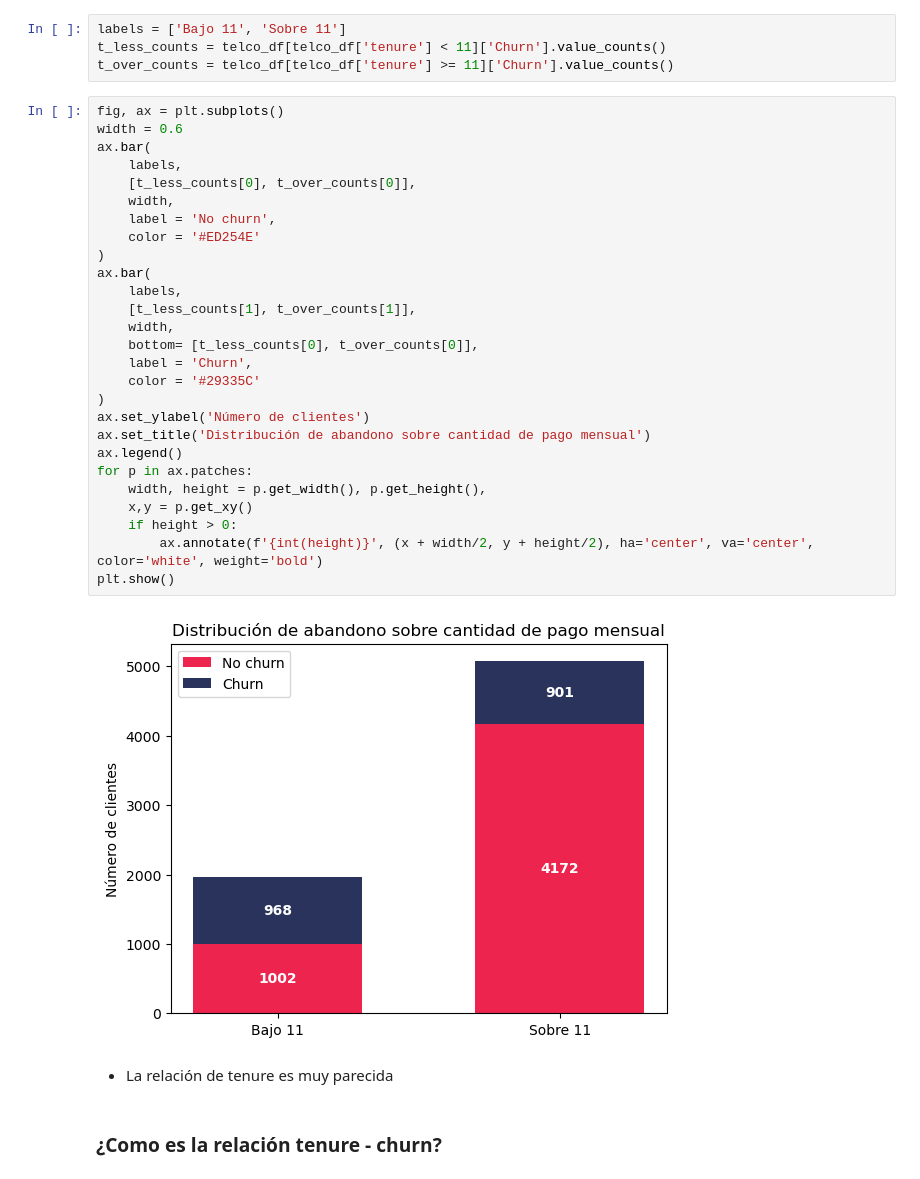
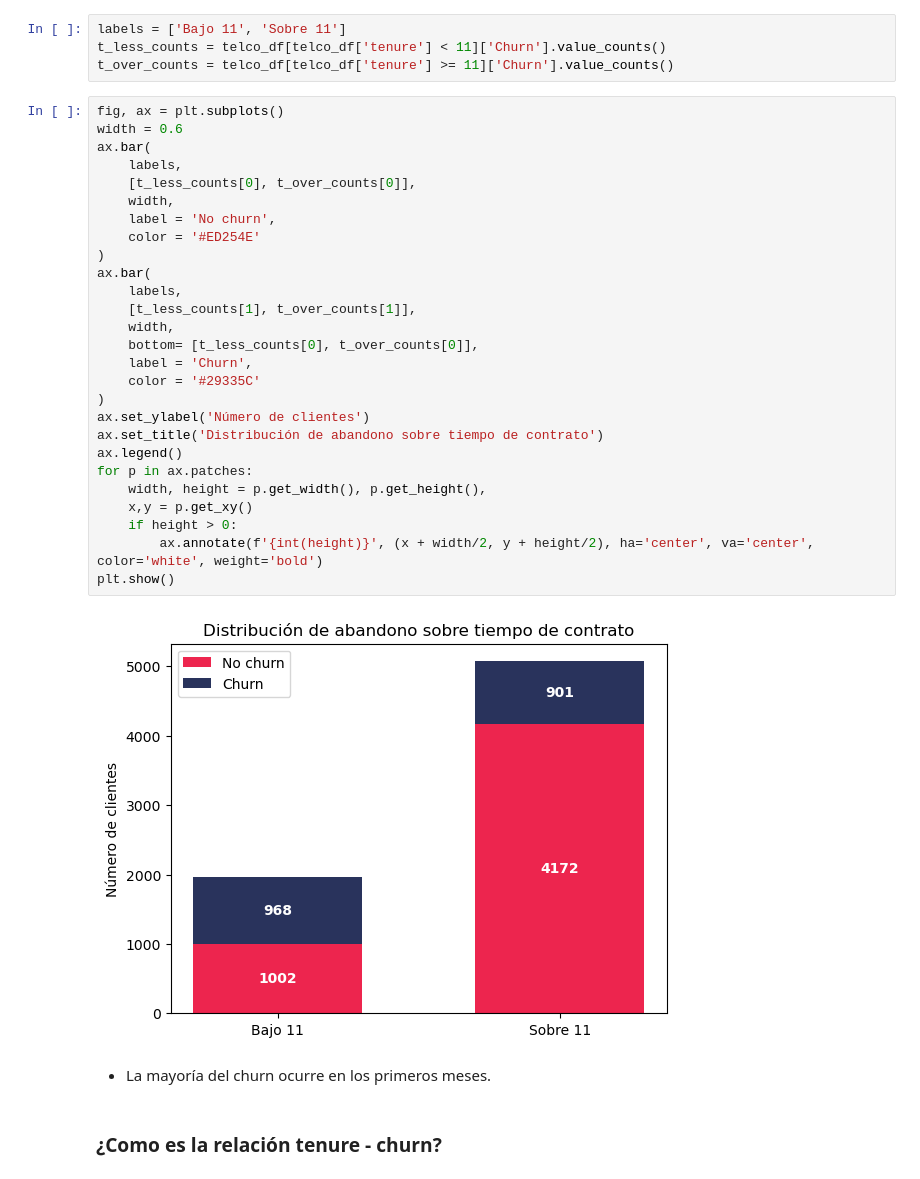
Before and after one commit to Jaumeesoleer/telco-churn-prediction, a Jupyter notebook: notebooks/EDA.ipynb, the cells around one changed output. Drawn from its saved outputs; the diff is of its cells as text.

```diff
--- a/notebooks/EDA.ipynb
+++ b/notebooks/EDA.ipynb
@@ -394,34 +394,34 @@ t_over_counts = telco_df[telco_df['tenure'] >= 11]['Churn'].value_counts()
 # %%
 fig, ax = plt.subplots()
 width = 0.6
 ax.bar(
     labels,
     [t_less_counts[0], t_over_counts[0]],
     width,
     label = 'No churn',
     color = '#ED254E'
 )
 ax.bar(
     labels,
     [t_less_counts[1], t_over_counts[1]],
     width,
     bottom= [t_less_counts[0], t_over_counts[0]],
     label = 'Churn',
     color = '#29335C'
 )
 ax.set_ylabel('Número de clientes')
-ax.set_title('Distribución de abandono sobre cantidad de pago mensual')
+ax.set_title('Distribución de abandono sobre tiempo de contrato')
 ax.legend()
 for p in ax.patches:
     width, height = p.get_width(), p.get_height(),
     x,y = p.get_xy()
     if height > 0:
         ax.annotate(f'{int(height)}', (x + width/2, y + height/2), ha='center', va='center', color='white', weight='bold')
 plt.show()
 # %% [output]
-[figure, old version]
+[figure, new version]
 # %% [markdown]
-- La relación de tenure es muy parecida
+- La mayoría del churn ocurre en los primeros meses.
 # %% [markdown]
 ### ¿Como es la relación tenure - churn?
 # %%
```
Also changed, not shown: parts of 8 cells of this notebook.
